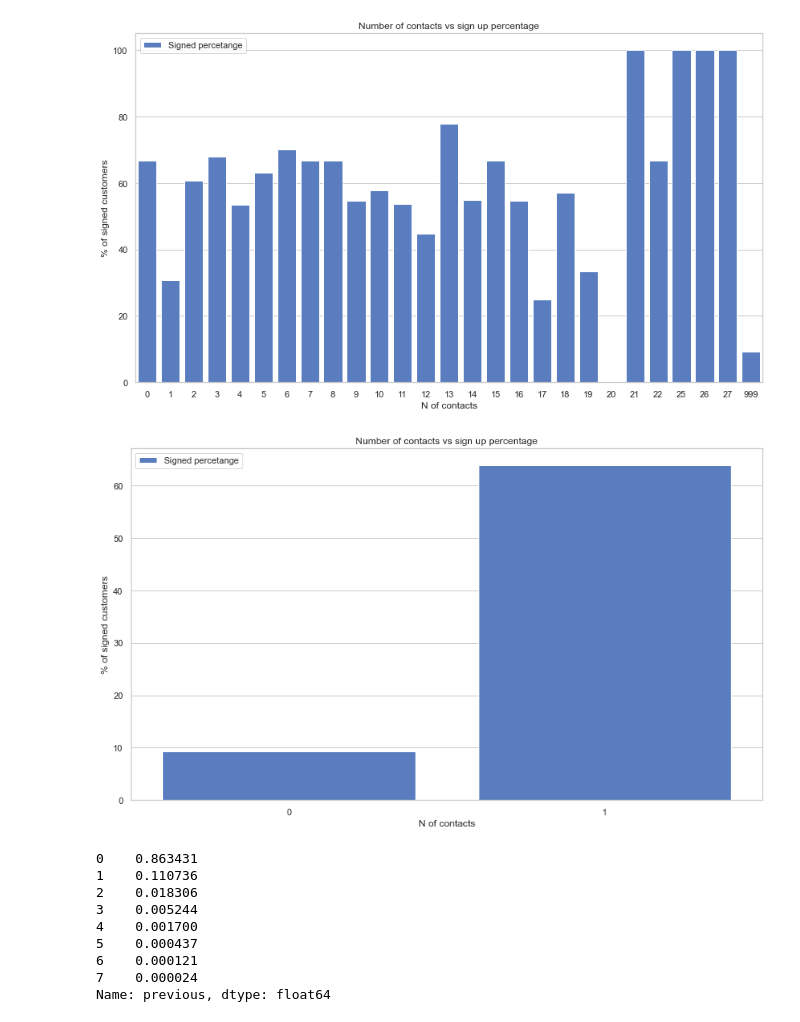
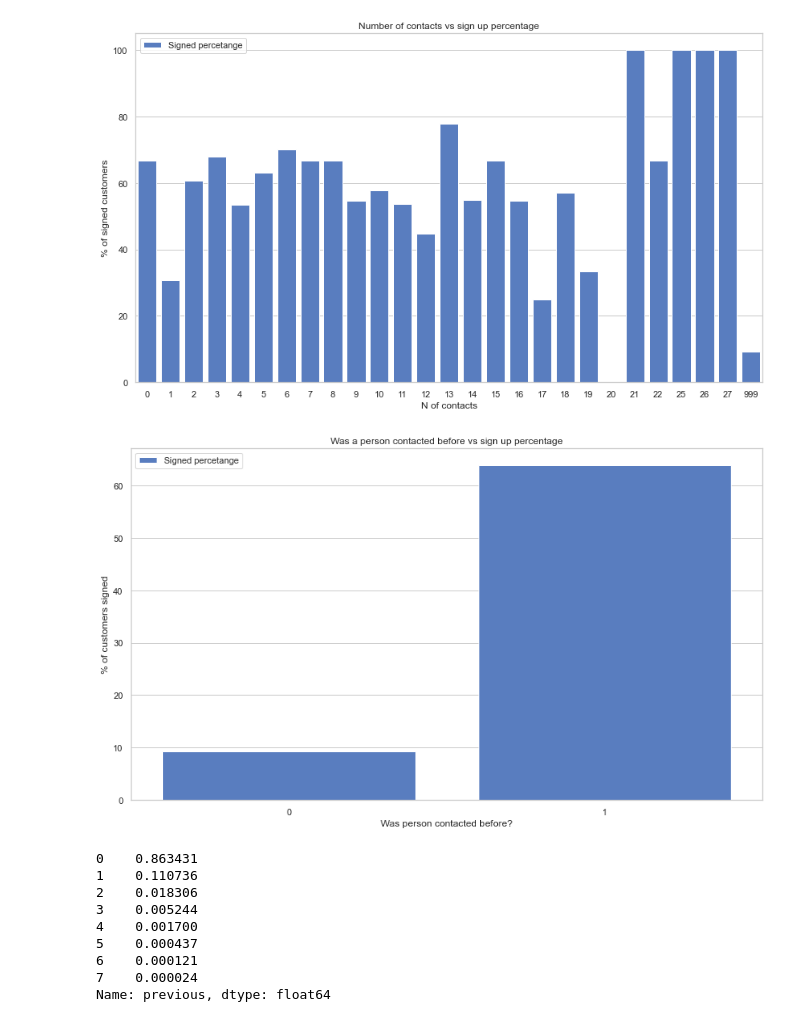
Before and after one commit to 314ka4y/Customer_churn, a Jupyter notebook: Marketing project. Subscribe predictions.ipynb, the cells around one changed output. Cells and saved outputs as stored; diff of their text form; code cells hidden in the pictures.

```diff
--- a/Marketing project. Subscribe predictions.ipynb
+++ b/Marketing project. Subscribe predictions.ipynb
@@ -513,7 +521,6 @@ np.cumsum(df['campaign'].value_counts())/len(df['campaign'])
 37    1.000000
 Name: campaign, dtype: float64
 # %%
-sns.set_theme(style="whitegrid")
 
 fig, ax = plt.subplots(figsize=(14, 8))
 x_labels = list(df["campaign"].value_counts().index)
@@ -526,6 +533,6 @@ ax.legend(ncol=2, loc="upper left", frameon=True)
 ax.set_xlabel("N of contacts")
 ax.set_ylabel("% of signed customers")
 ax.set_title("Number of contacts vs sign up percentage")
-plt.savefig("./img/EDA2.png")
+plt.savefig("./img/campaign.png")
 # %% [output]
 [figure]
@@ -570,23 +602,25 @@ plt.savefig("./img/EDA2.png")
 # %%
 df["pdays_new"]= df["pdays"].map(lambda x : 0 if x==999 else 1)
 df.drop("pdays", axis = 1, inplace = True)
-
+x_labels = ["no", "yes"]
 sns.set_theme(style="whitegrid")
 
 fig, ax = plt.subplots(figsize=(14, 8))
 x_labels = list(df["campaign"].value_counts().index)
 
 sns.set_color_codes("muted")
 sns.barplot(data = df, x = df.groupby("pdays_new")["y"].sum().index,
             y =  df.groupby("pdays_new")["y"].sum()/df.groupby("pdays_new")["y"].count()*100,
             color = "b", label = "Signed percetange")
 ax.legend(ncol=2, loc="upper left", frameon=True)
-ax.set_xlabel("N of contacts")
-ax.set_ylabel("% of signed customers")
-ax.set_title("Number of contacts vs sign up percentage")
-plt.savefig("./img/EDA2.png")
+ax.set_xlabel("Was person contacted before?")
+ax.set_ylabel("% of customers signed")
+ax.set_title("Was a person contacted before vs sign up percentage")
+
+
+plt.savefig("./img/days_new.png")
 # %% [output]
-[figure, old version]
+[figure, new version]
 # %%
 # Previous
 df["previous"].value_counts(normalize = True)
```
Also changed, not shown: parts of 63 cells of this notebook, 14 other files.
